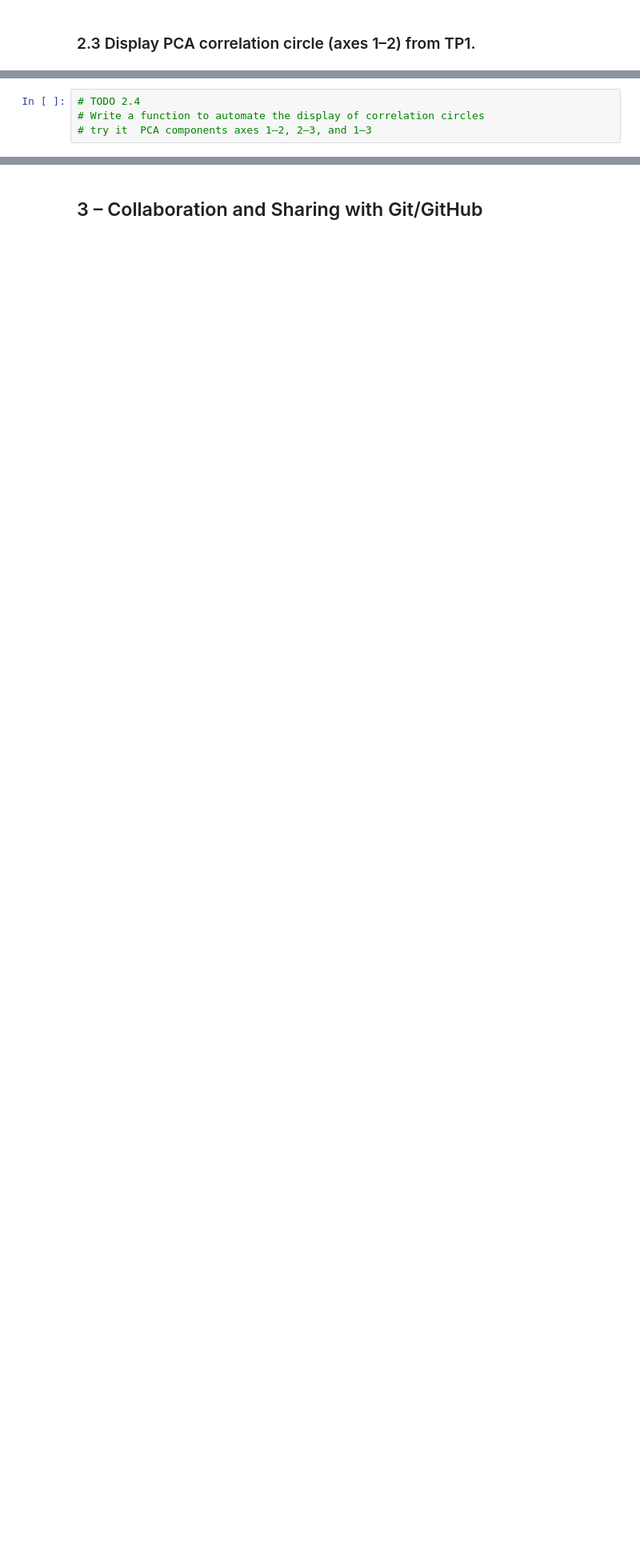
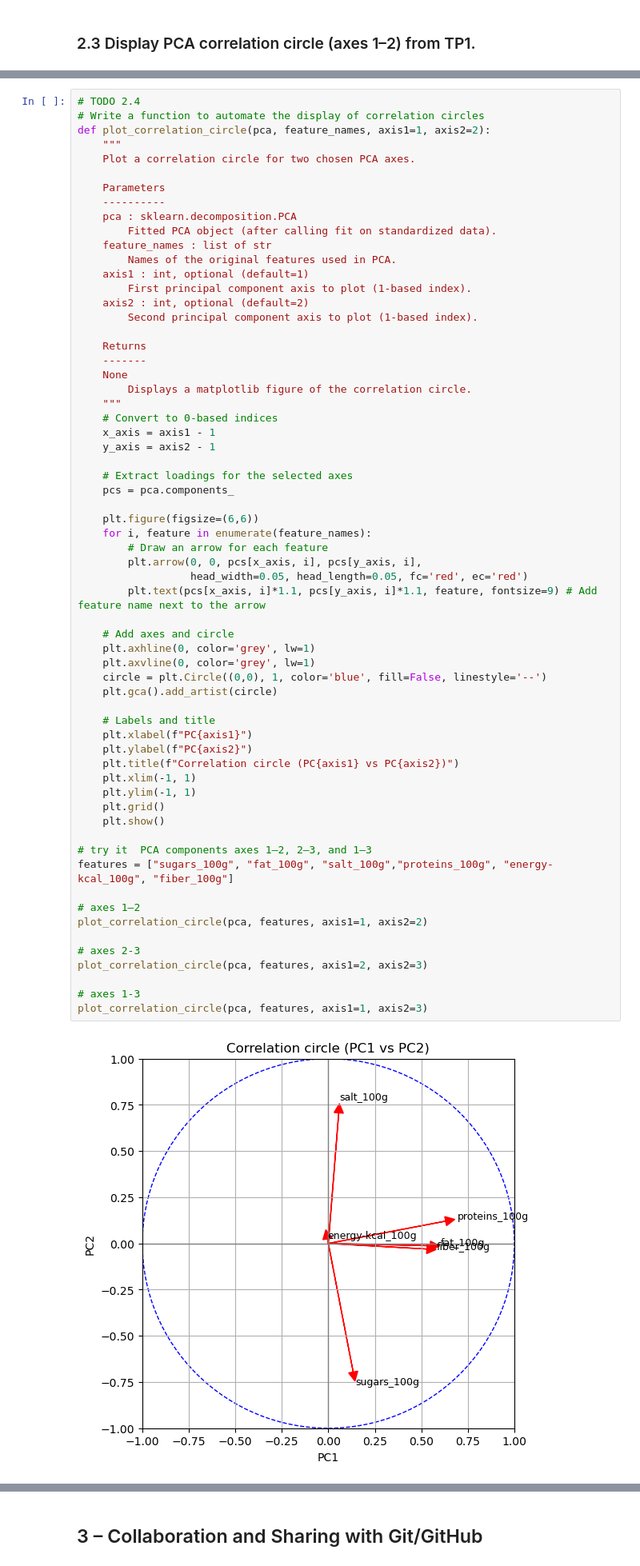
Before and after one commit to margauxpnz/DSPAP_Lab2_margaux, a Jupyter notebook: notebooks/Lab2_student_margaux.ipynb, the cells around one changed output, grey strips where cells are left out. Shown at 80% size. Saved outputs shown, nothing was run; the diff lists cells and outputs as text; blank space fills up the shorter version.

```diff
--- a/notebooks/Lab2_student_margaux.ipynb
+++ b/notebooks/Lab2_student_margaux.ipynb
@@ -240,4 +235,65 @@ print(add_two_numbers(3, 5))     # 8
 # %%
 # TODO 2.4
 # Write a function to automate the display of correlation circles
+def plot_correlation_circle(pca, feature_names, axis1=1, axis2=2):
+    """
+    Plot a correlation circle for two chosen PCA axes.
+
+    Parameters
+    ----------
+    pca : sklearn.decomposition.PCA
+        Fitted PCA object (after calling fit on standardized data).
+    feature_names : list of str
+        Names of the original features used in PCA.
+    axis1 : int, optional (default=1)
+        First principal component axis to plot (1-based index).
+    axis2 : int, optional (default=2)
+        Second principal component axis to plot (1-based index).
+
+    Returns
+    -------
+    None
+        Displays a matplotlib figure of the correlation circle.
+    """
+    # Convert to 0-based indices
+    x_axis = axis1 - 1
+    y_axis = axis2 - 1
+
+    # Extract loadings for the selected axes
+    pcs = pca.components_
+
+    plt.figure(figsize=(6,6))
+    for i, feature in enumerate(feature_names):
+        # Draw an arrow for each feature
+        plt.arrow(0, 0, pcs[x_axis, i], pcs[y_axis, i],
+                  head_width=0.05, head_length=0.05, fc='red', ec='red')
+        plt.text(pcs[x_axis, i]*1.1, pcs[y_axis, i]*1.1, feature, fontsize=9) # Add feature name next to the arrow
+
+    # Add axes and circle
+    plt.axhline(0, color='grey', lw=1)
+    plt.axvline(0, color='grey', lw=1)
+    circle = plt.Circle((0,0), 1, color='blue', fill=False, linestyle='--')
+    plt.gca().add_artist(circle)
+
+    # Labels and title
+    plt.xlabel(f"PC{axis1}")
+    plt.ylabel(f"PC{axis2}")
+    plt.title(f"Correlation circle (PC{axis1} vs PC{axis2})")
+    plt.xlim(-1, 1)
+    plt.ylim(-1, 1)
+    plt.grid()
+    plt.show()
+
 # try it  PCA components axes 1–2, 2–3, and 1–3
+features = ["sugars_100g", "fat_100g", "salt_100g","proteins_100g", "energy-kcal_100g", "fiber_100g"]
+
+# axes 1–2
+plot_correlation_circle(pca, features, axis1=1, axis2=2)
+
+# axes 2-3
+plot_correlation_circle(pca, features, axis1=2, axis2=3)
+
+# axes 1-3
+plot_correlation_circle(pca, features, axis1=1, axis2=3)
+# %% [output]
+[figure, added]
```
Also changed, not shown: parts of 3 cells of this notebook.
